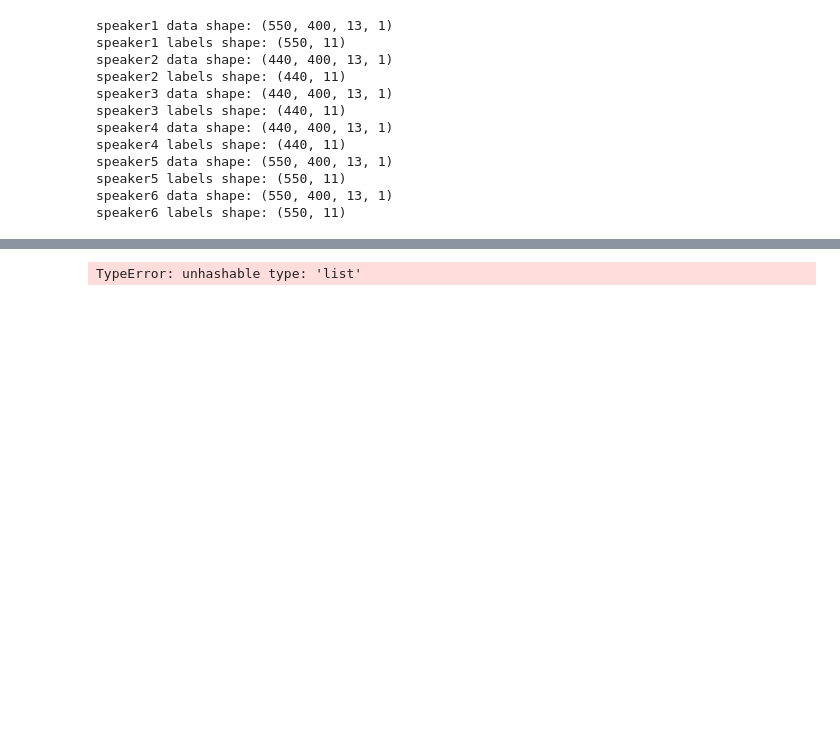
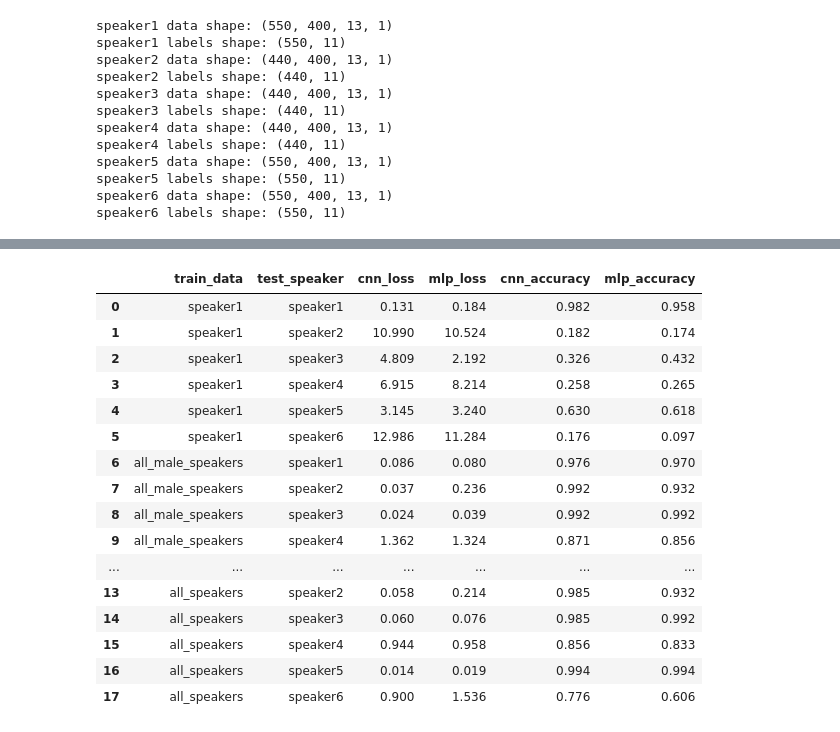
Before and after one commit to polotent/boxy, a Jupyter notebook: boxy.ipynb, the cells around one changed output, grey strips where cells are left out. Saved outputs shown, nothing was run; the diff lists cells and outputs as text; code cells hidden in the pictures; blank space fills up the shorter version.

```diff
--- a/boxy.ipynb
+++ b/boxy.ipynb
@@ -178,10 +247,30 @@ Threshold : 0.8
 # %%
 cnn_cols = ['train_data', 'test_speaker', 'cnn_loss', 'cnn_accuracy']
 mlp_cols = ['train_data', 'test_speaker', 'mlp_loss', 'mlp_accuracy']
+
+compare_order = ['train_data', 'test_speaker', 'cnn_loss', 'mlp_loss', 'cnn_accuracy', 'mlp_accuracy']
 cnn_df = pd.DataFrame(cnn_test_summary, columns=cnn_cols)
 mlp_df = pd.DataFrame(mlp_test_summary, columns=mlp_cols)
-final_df = cnn_df.merge(mlp_df, how='inner')
+cols_to_use = mlp_df.columns.difference(cnn_df.columns)
+final_df = pd.merge(cnn_df, mlp_df[cols_to_use], left_index=True, right_index=True, how='outer')[compare_order]
 pd.set_option('display.max_colwidth', None)
 display(final_df)
+final_df.to_csv('article/test_summary.csv', index=False)
 # %% [output]
-TypeError: unhashable type: 'list'
+|  | train_data | test_speaker | cnn_loss | mlp_loss | cnn_accuracy | mlp_accuracy |
+| 0 | speaker1 | speaker1 | 0.131 | 0.184 | 0.982 | 0.958 |
+| 1 | speaker1 | speaker2 | 10.990 | 10.524 | 0.182 | 0.174 |
+| 2 | speaker1 | speaker3 | 4.809 | 2.192 | 0.326 | 0.432 |
+| 3 | speaker1 | speaker4 | 6.915 | 8.214 | 0.258 | 0.265 |
+| 4 | speaker1 | speaker5 | 3.145 | 3.240 | 0.630 | 0.618 |
+| 5 | speaker1 | speaker6 | 12.986 | 11.284 | 0.176 | 0.097 |
+| 6 | all_male_speakers | speaker1 | 0.086 | 0.080 | 0.976 | 0.970 |
+| 7 | all_male_speakers | speaker2 | 0.037 | 0.236 | 0.992 | 0.932 |
+| 8 | all_male_speakers | speaker3 | 0.024 | 0.039 | 0.992 | 0.992 |
+| 9 | all_male_speakers | speaker4 | 1.362 | 1.324 | 0.871 | 0.856 |
+| ... | ... | ... | ... | ... | ... | ... |
+| 13 | all_speakers | speaker2 | 0.058 | 0.214 | 0.985 | 0.932 |
+| 14 | all_speakers | speaker3 | 0.060 | 0.076 | 0.985 | 0.992 |
+| 15 | all_speakers | speaker4 | 0.944 | 0.958 | 0.856 | 0.833 |
+| 16 | all_speakers | speaker5 | 0.014 | 0.019 | 0.994 | 0.994 |
+| 17 | all_speakers | speaker6 | 0.900 | 1.536 | 0.776 | 0.606 |
```
Also changed, not shown: parts of 2 cells of this notebook, 12 other files.
